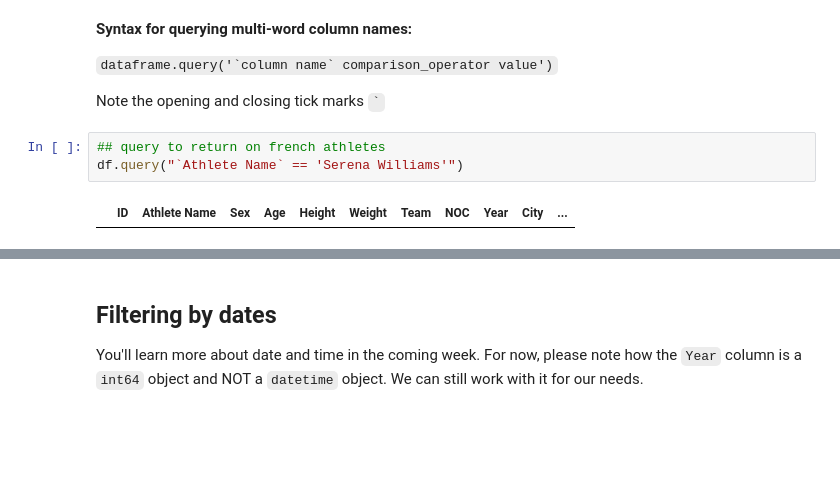
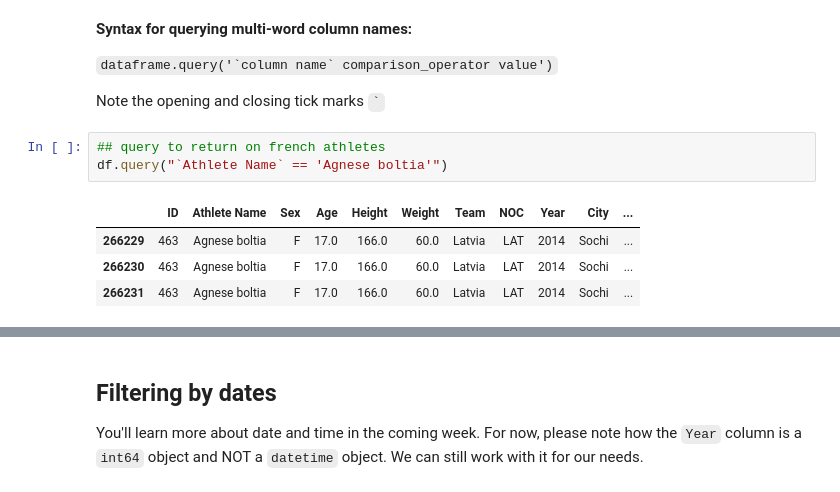
Before and after one commit to sandeepmj/2024-advanced-reporting-data, a Jupyter notebook: demos/wk06B-sort-count-subset-DEMO.ipynb, the cells around one changed output, grey strips where cells are left out. Cells and saved outputs as stored; diff of their text form; blank space fills up the shorter version.

````diff
--- a/demos/wk06B-sort-count-subset-DEMO.ipynb
+++ b/demos/wk06B-sort-count-subset-DEMO.ipynb
@@ -451,6 +451,9 @@ sochi_df.head()
 Note the opening and closing tick marks ``` ` ```
 # %%
 ## query to return on french athletes
-df.query("`Athlete Name` == 'Serena Williams'")
+df.query("`Athlete Name` == 'Agnese boltia'")
 # %% [output]
 |  | ID | Athlete Name | Sex | Age | Height | Weight | Team | NOC | Year | City | ... |
+| 266229 | 463 | Agnese boltia | F | 17.0 | 166.0 | 60.0 | Latvia | LAT | 2014 | Sochi | ... |
+| 266230 | 463 | Agnese boltia | F | 17.0 | 166.0 | 60.0 | Latvia | LAT | 2014 | Sochi | ... |
+| 266231 | 463 | Agnese boltia | F | 17.0 | 166.0 | 60.0 | Latvia | LAT | 2014 | Sochi | ... |
````
Also changed, not shown: parts of 12 cells of this notebook.
